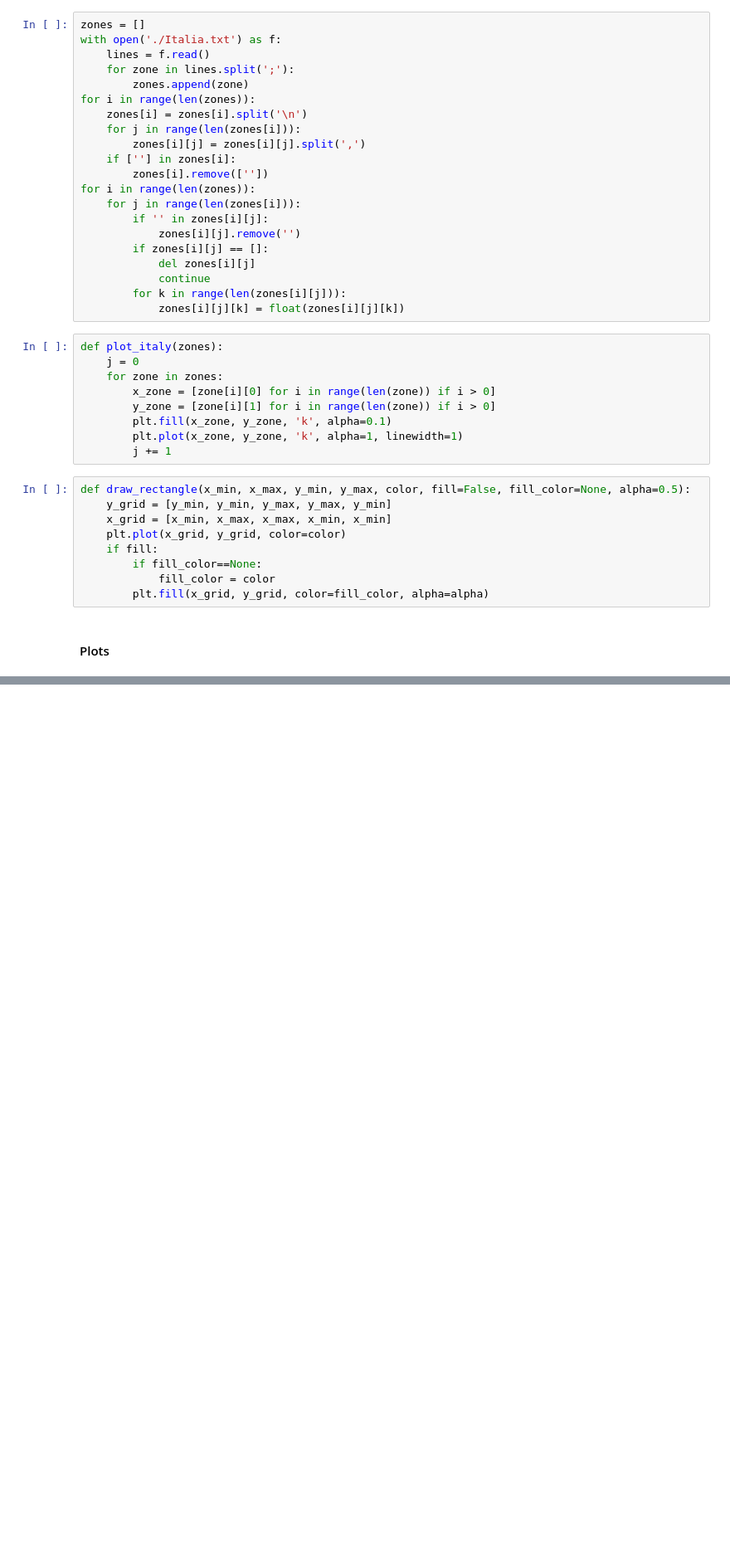
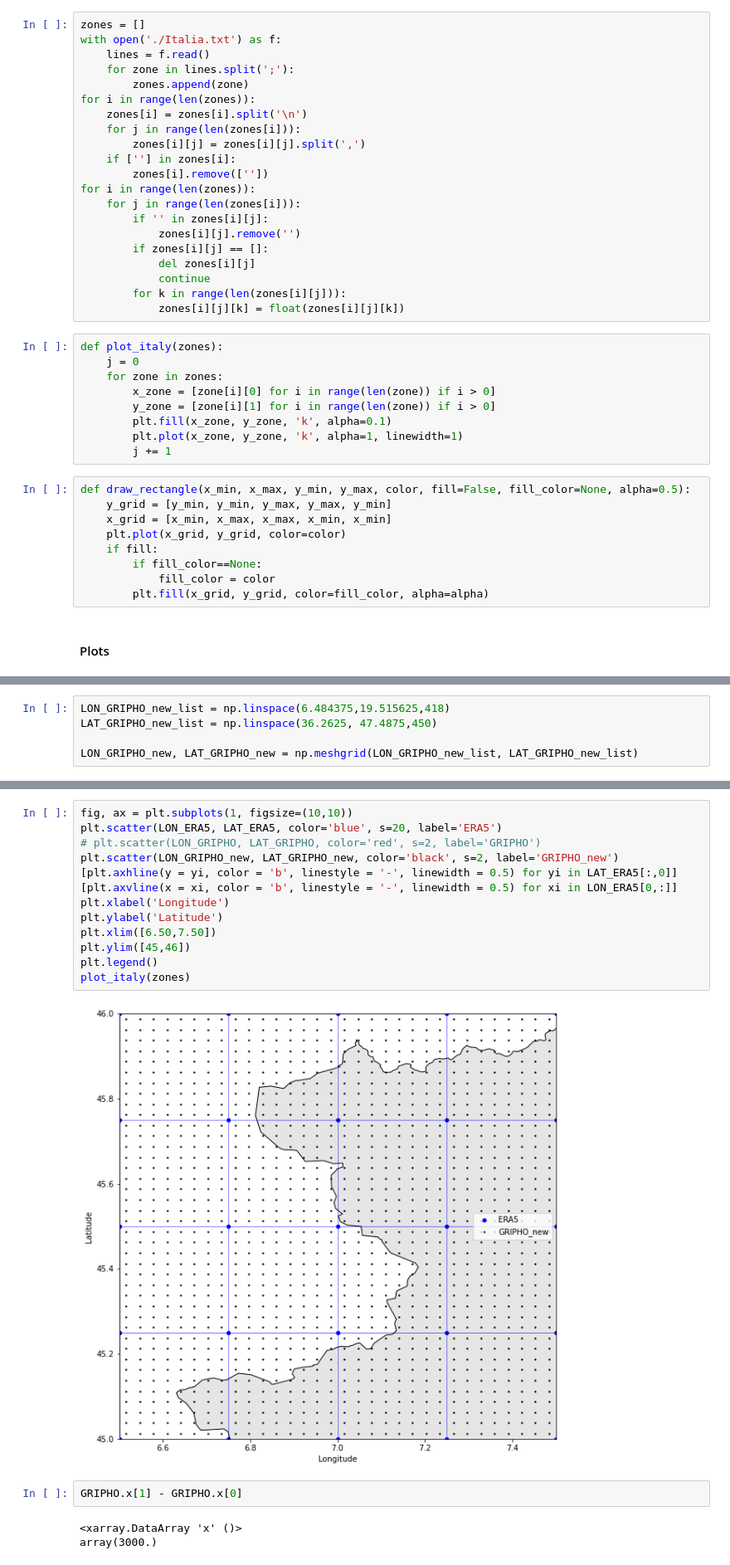
Before and after one commit to valebl/precipitation-maps, a Jupyter notebook: visualizations.ipynb, the cells around one changed output, grey strips where cells are left out. Shown: that part at 83% size. Drawn from its saved outputs; the diff is of its cells as text; blank space fills up the shorter version.

```diff
--- a/visualizations.ipynb
+++ b/visualizations.ipynb
@@ -103,3 +104,8 @@ plot_italy(zones)
+# %%
+LON_GRIPHO_new_list = np.linspace(6.484375,19.515625,418)
+LAT_GRIPHO_new_list = np.linspace(36.2625, 47.4875,450)
+
+LON_GRIPHO_new, LAT_GRIPHO_new = np.meshgrid(LON_GRIPHO_new_list, LAT_GRIPHO_new_list)
 # %%
 fig, ax = plt.subplots(1, figsize=(10,10))
 plt.scatter(LON_ERA5, LAT_ERA5, color='blue', s=20, label='ERA5')
@@ -114,3 +121,23 @@ plt.legend()
 plot_italy(zones)
 # %% [output]
 [figure]
+# %%
+fig, ax = plt.subplots(1, figsize=(10,10))
+plt.scatter(LON_ERA5, LAT_ERA5, color='blue', s=20, label='ERA5')
+# plt.scatter(LON_GRIPHO, LAT_GRIPHO, color='red', s=2, label='GRIPHO')
+plt.scatter(LON_GRIPHO_new, LAT_GRIPHO_new, color='black', s=2, label='GRIPHO_new')
+[plt.axhline(y = yi, color = 'b', linestyle = '-', linewidth = 0.5) for yi in LAT_ERA5[:,0]]
+[plt.axvline(x = xi, color = 'b', linestyle = '-', linewidth = 0.5) for xi in LON_ERA5[0,:]]
+plt.xlabel('Longitude')
+plt.ylabel('Latitude')
+plt.xlim([6.50,7.50])
+plt.ylim([45,46])
+plt.legend()
+plot_italy(zones)
+# %% [output]
+[figure, added]
+# %%
+GRIPHO.x[1] - GRIPHO.x[0]
+# %% [output]
+<xarray.DataArray 'x' ()>
+array(3000.)
```
Also changed, not shown: parts of 2 cells of this notebook.
